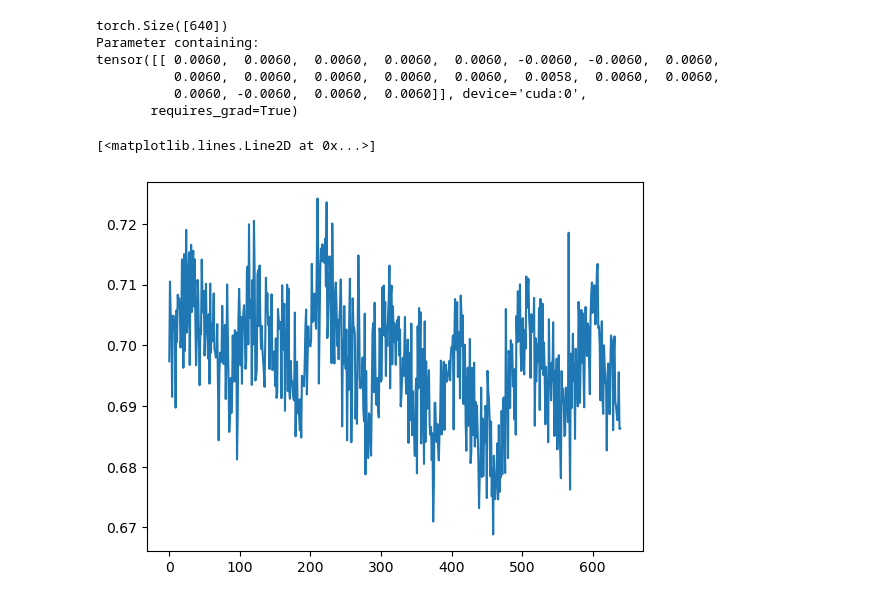
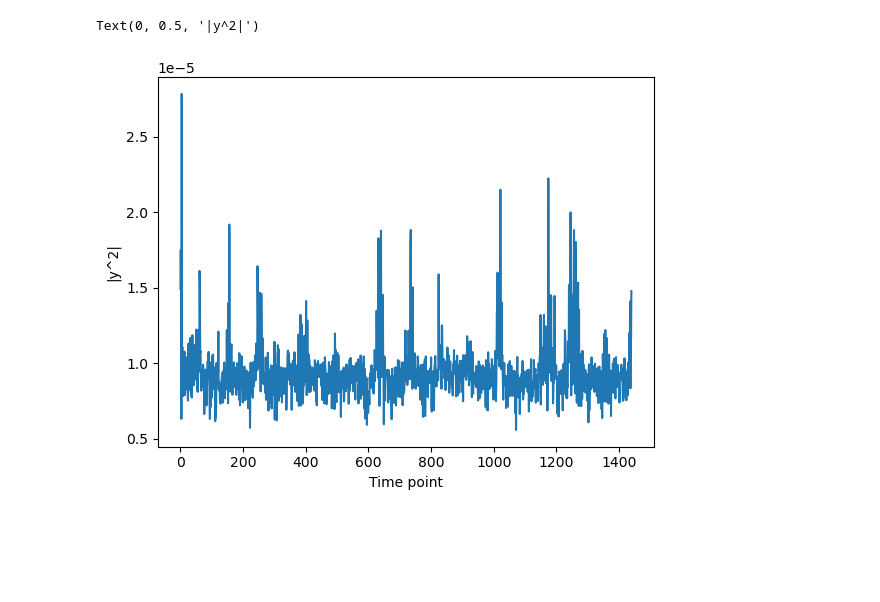
Before and after one commit to bizhili/power_grid_security, a Jupyter notebook: simple_encoder3.ipynb, the cells around one changed output. Saved outputs shown, nothing was run; the diff lists cells and outputs as text; code cells hidden in the pictures; blank space fills up the shorter version.

```diff
--- a/simple_encoder3.ipynb
+++ b/simple_encoder3.ipynb
@@ -77,3 +64,36 @@ losses= []
+# %%
+
+# Define the model
+class Net(nn.Module):
+    def __init__(self, A):
+        super(Net, self).__init__()
+        self.fc1 = nn.Linear(20, 18)   # Input layer
+        self.fc12 = nn.Linear(18, 16)   # Input layer
+        self.fc13 = nn.Linear(16, 14)   # Input layer
+        self.fc2 = nn.Linear(14, 20)
+        self.H = torch.randn((20, 14), dtype= torch.float64, device=device)*1e-6 # Hidden layer
+        self.A= torch.tensor(A, device= device)
+        self.VecBias= torch.randn((1, 14), dtype= torch.float64, device=device)*1e-6
+        self.VecBias= torch.nn.Parameter(self.VecBias)
+        self.H= torch.nn.Parameter(self.H)
+    def encoder(self, x):
+        y1 = torch.nn.Sigmoid()(self.fc1(x))
+        y1 = torch.nn.Sigmoid()(self.fc12(y1))
+        y1 = self.fc13(y1)
+        y1= y1#+torch.rand((y1.shape[0], 1), device= device)
+
+        return y1
+    def decoder(self, y1):
+        #x = (torch.abs(self.H)*self.A).matmul((y1).T)
+        x= self.fc2(y1)
+        return x
+    def forward(self, x):
+        y1, y2= self.encoder(x)
+        x_pre= self.decoder(y1, y2)
+        return x_pre
+# Create the model and move it to the GPU
+model = Net(A).to(device, dtype=torch.float64)
+losses= []
 # %%
 
 
@@ -117,15 +148,12 @@ plt.yscale("log")
-# %%
-attackPfDataTf= torch.tensor(attackPfData2, device= device)
-sims= model(attackPfDataTf)
-print(sims.shape)
-print(model.attV)
-plt.plot(sims.detach().cpu().numpy())
-# %% [output]
-torch.Size([640])
-Parameter containing:
-tensor([[ 0.0060,  0.0060,  0.0060,  0.0060,  0.0060, -0.0060, -0.0060,  0.0060,
-          0.0060,  0.0060,  0.0060,  0.0060,  0.0060,  0.0058,  0.0060,  0.0060,
-          0.0060, -0.0060,  0.0060,  0.0060]], device='cuda:0',
-       requires_grad=True)
-[<matplotlib.lines.Line2D at 0x...>]
-[figure, removed]
+# %%
+x_test_tensor = torch.tensor(attackPfData2, dtype=torch.float64, device=device)
+y1= model.encoder(x_test_tensor)
+o_x= model.decoder(y1)
+bias= torch.square(x_test_tensor-o_x).sum(dim=1)
+ob_o_y= torch.sum(torch.square(y1), dim= 1)
+plt.plot(bias.detach().cpu().numpy())
+plt.xlabel("Time point")
+plt.ylabel("|y^2|")
+# %% [output]
+Text(0, 0.5, '|y^2|')
+[figure, added]
```
Also changed, not shown: parts of 9 cells of this notebook, 4 other files.
